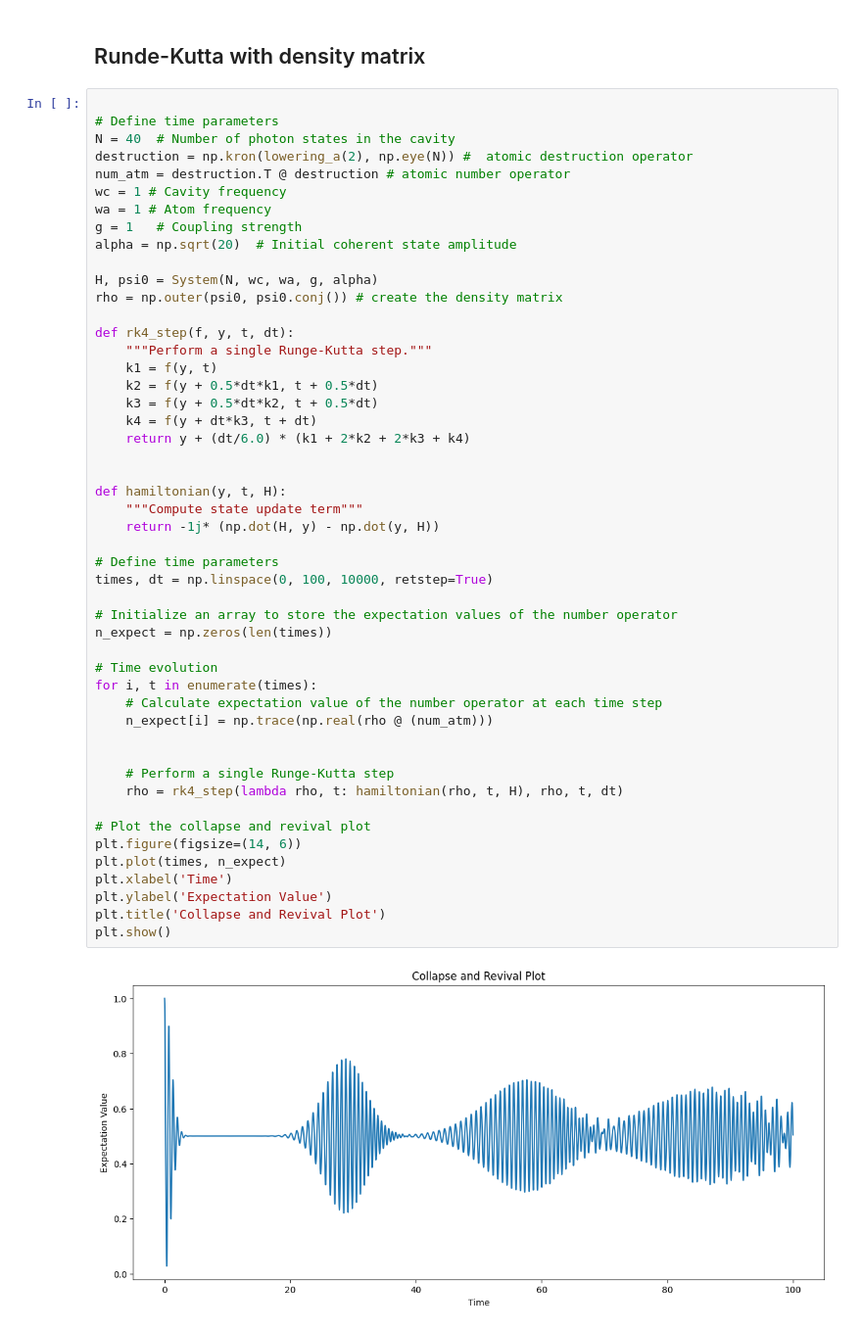
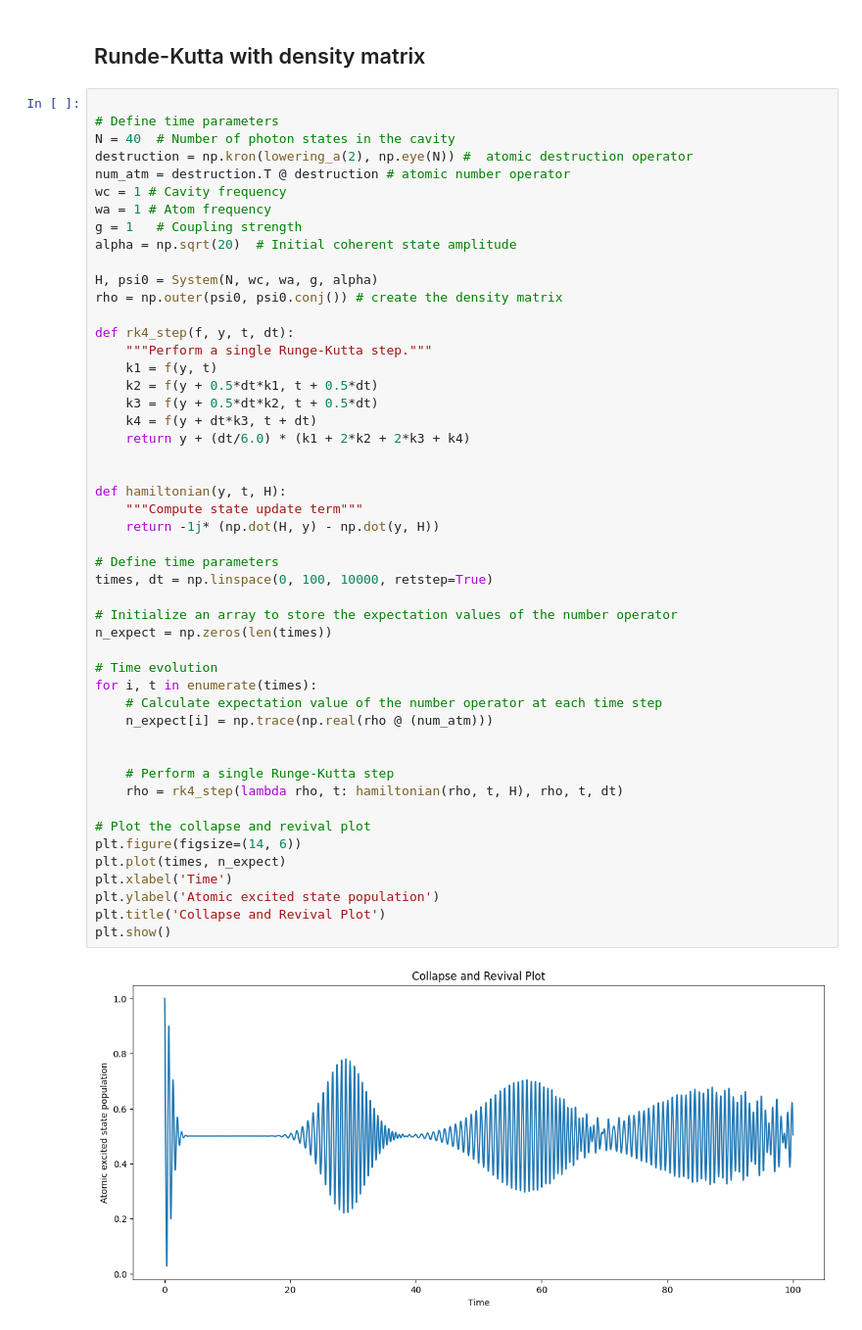
Before and after one commit to molendziak/TFM, a Jupyter notebook: JC_numerical_model.ipynb, the cells around one changed output. Shown: that part at 98% size. Saved outputs shown, nothing was run; the diff lists cells and outputs as text.

```diff
--- a/JC_numerical_model.ipynb
+++ b/JC_numerical_model.ipynb
@@ -234,32 +238,32 @@ def rk4_step(f, y, t, dt):
     k4 = f(y + dt*k3, t + dt)
     return y + (dt/6.0) * (k1 + 2*k2 + 2*k3 + k4)
 
 
 def hamiltonian(y, t, H):
     """Compute state update term"""
     return -1j* (np.dot(H, y) - np.dot(y, H))
 
 # Define time parameters
 times, dt = np.linspace(0, 100, 10000, retstep=True)
 
 # Initialize an array to store the expectation values of the number operator
 n_expect = np.zeros(len(times))
 
 # Time evolution
 for i, t in enumerate(times):
     # Calculate expectation value of the number operator at each time step
     n_expect[i] = np.trace(np.real(rho @ (num_atm)))
 
 
     # Perform a single Runge-Kutta step
     rho = rk4_step(lambda rho, t: hamiltonian(rho, t, H), rho, t, dt)
 
 # Plot the collapse and revival plot
 plt.figure(figsize=(14, 6))
 plt.plot(times, n_expect)
 plt.xlabel('Time')
-plt.ylabel('Expectation Value')
+plt.ylabel('Atomic excited state population')
 plt.title('Collapse and Revival Plot')
 plt.show()
 # %% [output]
-[figure, old version]
+[figure, new version]
```
Also changed, not shown: parts of 4 cells of this notebook, 2 other files.
